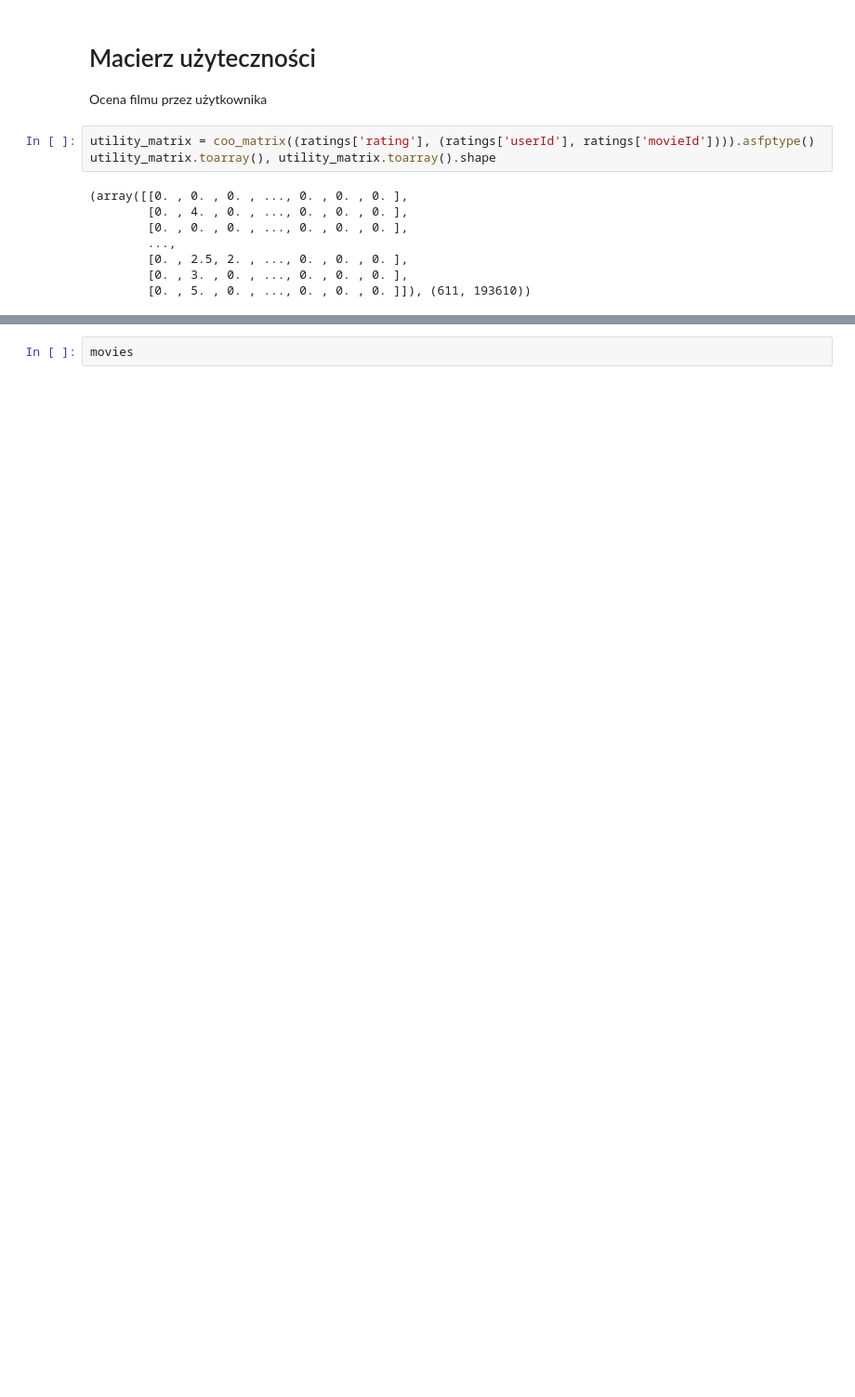
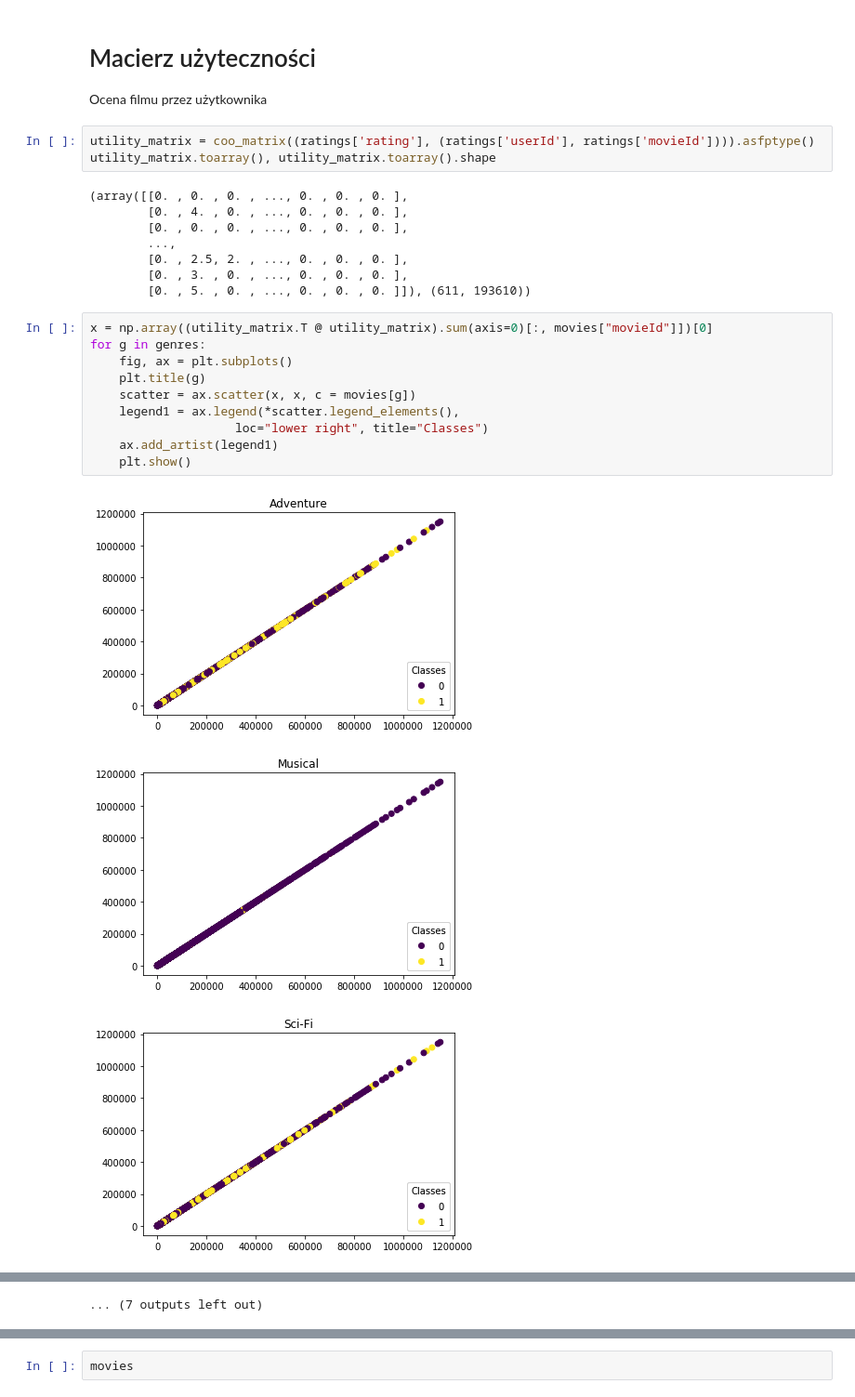
Before and after one commit to mbuszka/ml-project, a Jupyter notebook: Project.ipynb, the cells around one changed output, grey strips where cells are left out. Shown at 93% size. Cells and saved outputs as stored; diff of their text form; blank space fills up the shorter version.

```diff
--- a/Project.ipynb
+++ b/Project.ipynb
@@ -90,3 +74,17 @@ utility_matrix.toarray(), utility_matrix.toarray().shape
         [0. , 2.5, 2. , ..., 0. , 0. , 0. ],
         [0. , 3. , 0. , ..., 0. , 0. , 0. ],
         [0. , 5. , 0. , ..., 0. , 0. , 0. ]]), (611, 193610))
+# %%
+x = np.array((utility_matrix.T @ utility_matrix).sum(axis=0)[:, movies["movieId"]])[0]
+for g in genres:
+    fig, ax = plt.subplots()
+    plt.title(g)
+    scatter = ax.scatter(x, x, c = movies[g])
+    legend1 = ax.legend(*scatter.legend_elements(),
+                    loc="lower right", title="Classes")
+    ax.add_artist(legend1)
+    plt.show()
+# %% [output]
+[figure, added]
+[figure, added]
+[figure, added]
@@ -92,0 +100 @@ utility_matrix.toarray(), utility_matrix.toarray().shape
+... (7 outputs left out)
```
Also changed, not shown: parts of 7 cells of this notebook, 2 other files.
